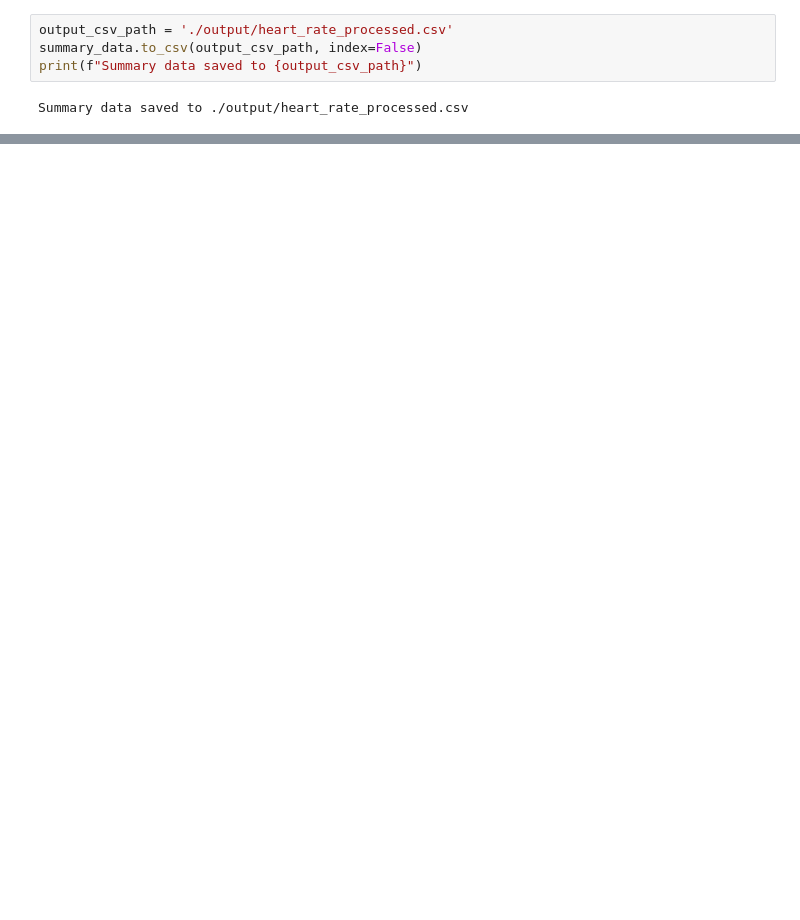
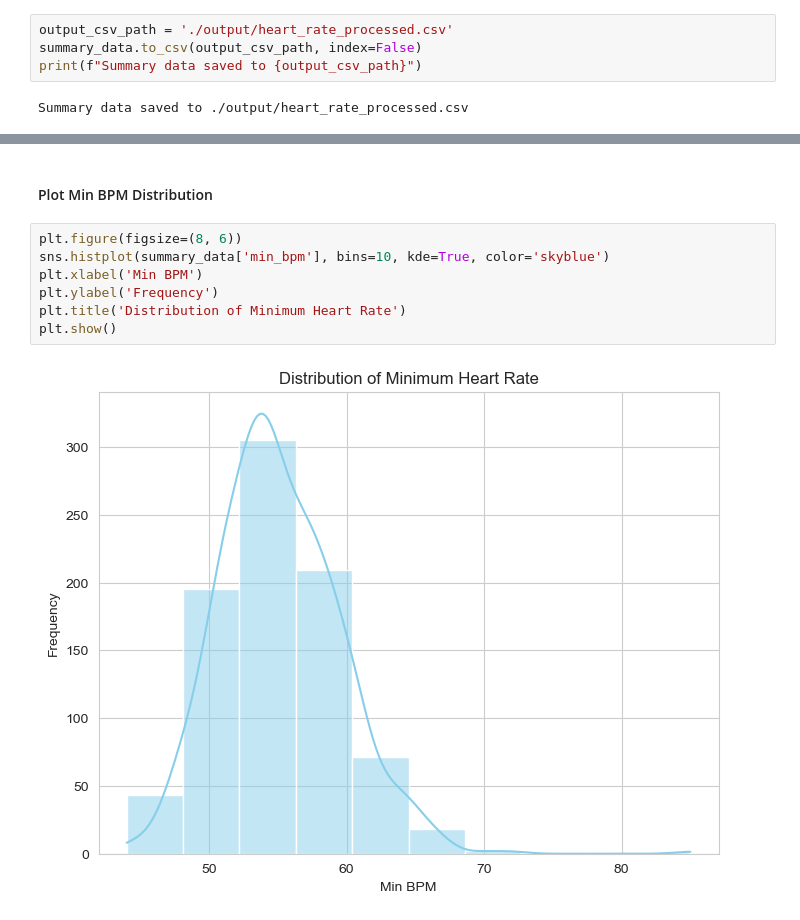
Before and after one commit to schbz/FitbitEDA, a Jupyter notebook: DataAnalysis.ipynb, the cells around one changed output, grey strips where cells are left out. Drawn from its saved outputs; the diff is of its cells as text; blank space fills up the shorter version.

```diff
--- a/DataAnalysis.ipynb
+++ b/DataAnalysis.ipynb
@@ -62,0 +140,11 @@ Summary data saved to ./output/heart_rate_processed.csv
+# %% [markdown]
+#### Plot Min BPM Distribution
+# %%
+plt.figure(figsize=(8, 6))
+sns.histplot(summary_data['min_bpm'], bins=10, kde=True, color='skyblue')
+plt.xlabel('Min BPM')
+plt.ylabel('Frequency')
+plt.title('Distribution of Minimum Heart Rate')
+plt.show()
+# %% [output]
+[figure, added]
```
Also changed, not shown: parts of 12 cells of this notebook.
